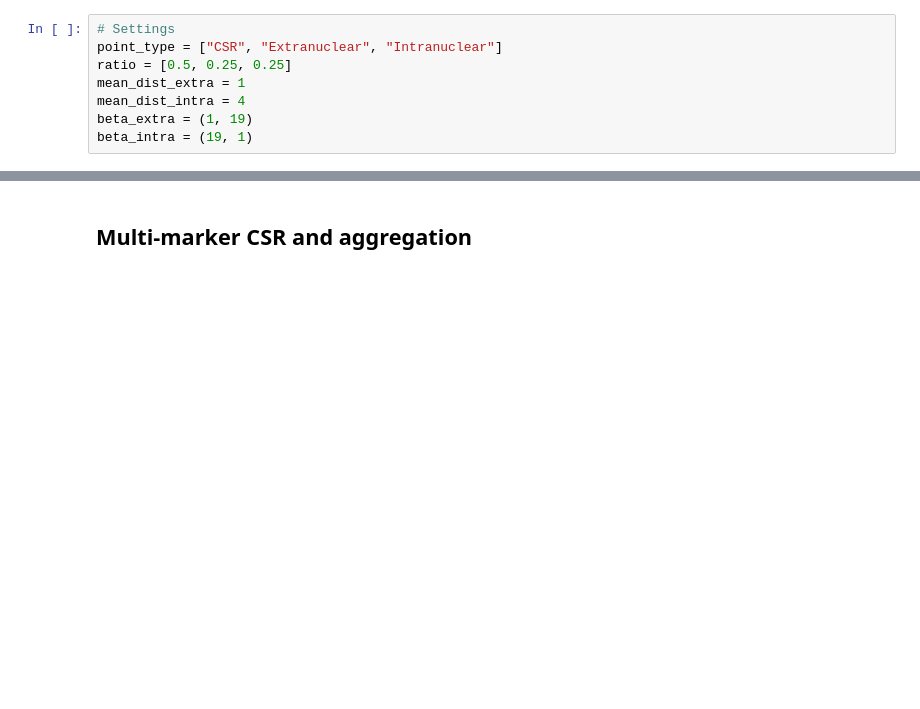
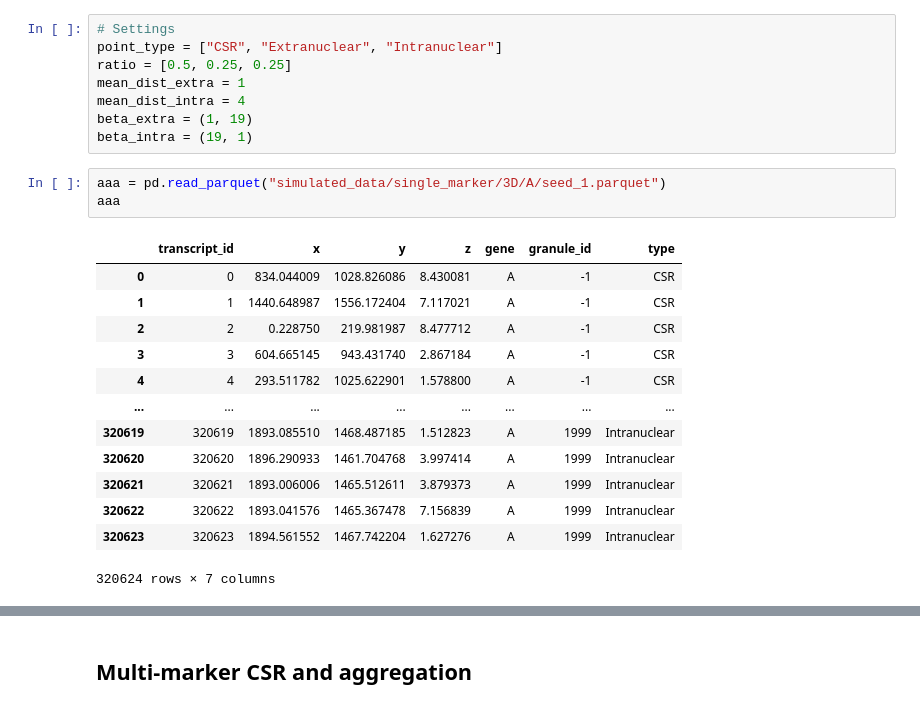
Before and after one commit to chen-yang-yuan/mcDETECT, a Jupyter notebook: simulation/run_mcDETECT.ipynb, the cells around one changed output, grey strips where cells are left out. Cells and saved outputs as stored; diff of their text form; blank space fills up the shorter version.

```diff
--- a/simulation/run_mcDETECT.ipynb
+++ b/simulation/run_mcDETECT.ipynb
@@ -83,6 +83,23 @@ mean_dist_extra = 1
 mean_dist_intra = 4
 beta_extra = (1, 19)
 beta_intra = (19, 1)
+# %%
+aaa = pd.read_parquet("simulated_data/single_marker/3D/A/seed_1.parquet")
+aaa
+# %% [output]
+|  | transcript_id | x | y | z | gene | granule_id | type |
+| 0 | 0 | 834.044009 | 1028.826086 | 8.430081 | A | -1 | CSR |
+| 1 | 1 | 1440.648987 | 1556.172404 | 7.117021 | A | -1 | CSR |
+| 2 | 2 | 0.228750 | 219.981987 | 8.477712 | A | -1 | CSR |
+| 3 | 3 | 604.665145 | 943.431740 | 2.867184 | A | -1 | CSR |
+| 4 | 4 | 293.511782 | 1025.622901 | 1.578800 | A | -1 | CSR |
+| ... | ... | ... | ... | ... | ... | ... | ... |
+| 320619 | 320619 | 1893.085510 | 1468.487185 | 1.512823 | A | 1999 | Intranuclear |
+| 320620 | 320620 | 1896.290933 | 1461.704768 | 3.997414 | A | 1999 | Intranuclear |
+| 320621 | 320621 | 1893.006006 | 1465.512611 | 3.879373 | A | 1999 | Intranuclear |
+| 320622 | 320622 | 1893.041576 | 1465.367478 | 7.156839 | A | 1999 | Intranuclear |
+| 320623 | 320623 | 1894.561552 | 1467.742204 | 1.627276 | A | 1999 | Intranuclear |
+320624 rows × 7 columns
 # %%
 # Main simulation loop
 dimension_settings = {"3D": True, "2D": False}
```
Also changed, not shown: parts of 3 cells of this notebook.
